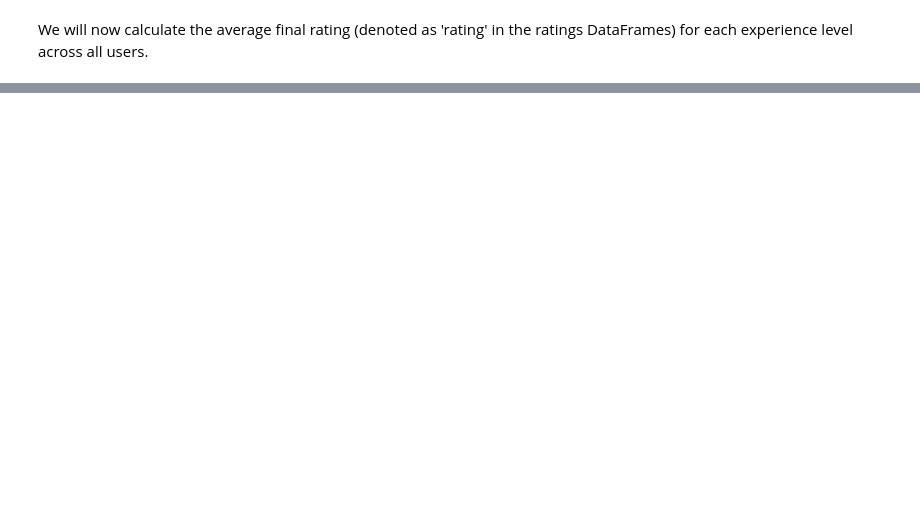
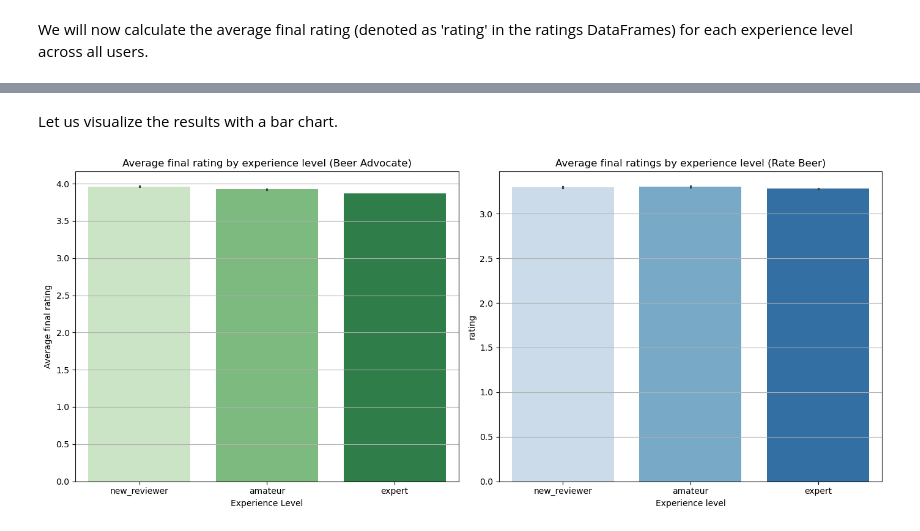
Before and after one commit to epfl-ada/ada-2024-project-datapilots, a Jupyter notebook: results.ipynb, the cells around one changed output, grey strips where cells are left out. Drawn from its saved outputs; the diff is of its cells as text; code cells hidden in the pictures; blank space fills up the shorter version.

Commit message:
continue experience biais analysis

```diff
--- a/results.ipynb
+++ b/results.ipynb
@@ -882,0 +907,23 @@ We will now calculate the average final rating (denoted as 'rating' in the ratin
+# %% [markdown]
+Let us visualize the results with a bar chart.
+# %%
+plt.figure(figsize=(14, 6))
+
+plt.subplot(1, 2, 1)
+sns.barplot(x='experience_level', y='rating', data=ba_ratings_with_experience_levels, order=['new_reviewer', 'amateur', 'expert'], ci=95, palette='Greens')
+plt.title('Average final rating by experience level (Beer Advocate)')
+plt.xlabel('Experience Level')
+plt.ylabel('Average final rating')
+plt.grid(True, axis='y')
+
+plt.subplot(1, 2, 2)
+sns.barplot(x='experience_level', y='rating', data=rb_ratings_with_experience_levels, order=['new_reviewer', 'amateur', 'expert'], ci=95, palette='Blues')
+plt.title('Average final ratings by experience level (Rate Beer)')
+plt.xlabel('Experience level')
+plt.grid(True, axis='y')
+
+plt.tight_layout()
+plt.show()
+plt.close()
+# %% [output]
+[figure, added]
```
Also changed, not shown: parts of 13 cells of this notebook.
